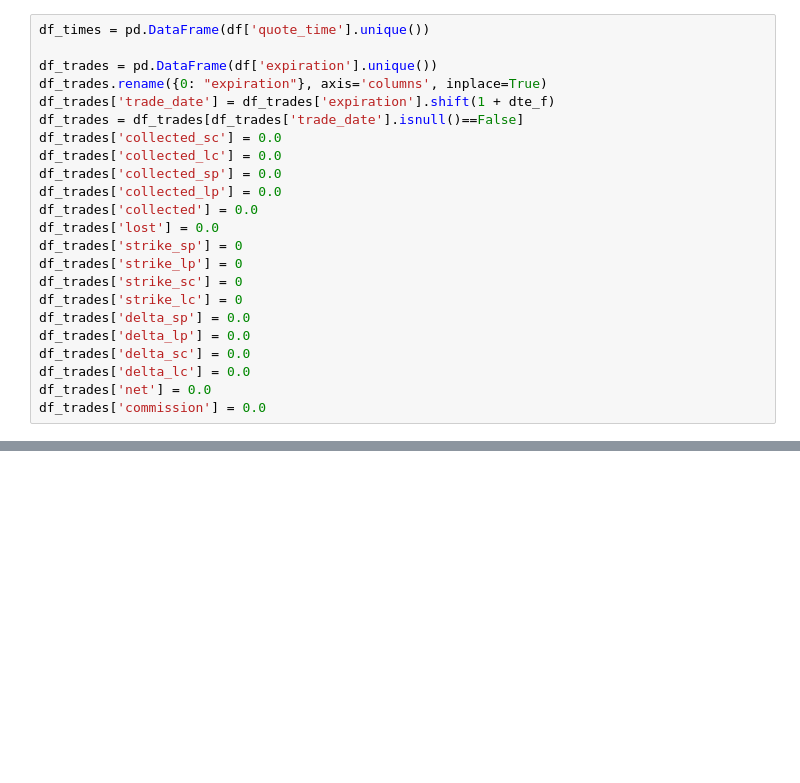
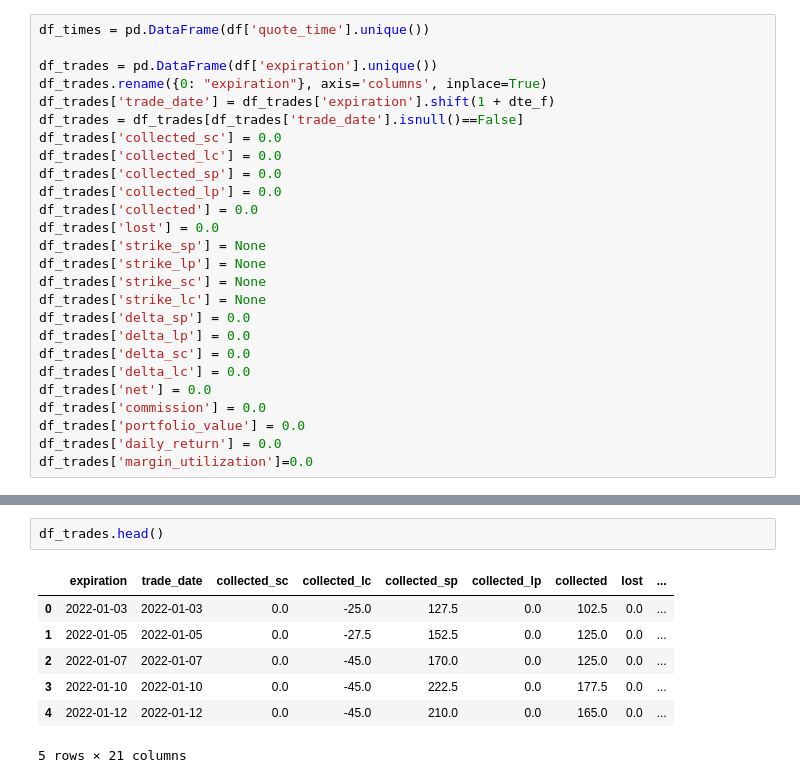
Before and after one commit to jcurtiswebb/SPXoptions-put-backtesting, a Jupyter notebook: spx-option-spread-backtester.ipynb, the cells around one changed output, grey strips where cells are left out. Saved outputs shown, nothing was run; the diff lists cells and outputs as text; blank space fills up the shorter version.

```diff
--- a/spx-option-spread-backtester.ipynb
+++ b/spx-option-spread-backtester.ipynb
@@ -96,16 +117,19 @@ df_trades['collected_sp'] = 0.0
 df_trades['collected_lp'] = 0.0
 df_trades['collected'] = 0.0
 df_trades['lost'] = 0.0
-df_trades['strike_sp'] = 0
-df_trades['strike_lp'] = 0
-df_trades['strike_sc'] = 0
-df_trades['strike_lc'] = 0
+df_trades['strike_sp'] = None
+df_trades['strike_lp'] = None
+df_trades['strike_sc'] = None
+df_trades['strike_lc'] = None
 df_trades['delta_sp'] = 0.0
 df_trades['delta_lp'] = 0.0
 df_trades['delta_sc'] = 0.0
 df_trades['delta_lc'] = 0.0
 df_trades['net'] = 0.0
 df_trades['commission'] = 0.0
+df_trades['portfolio_value'] = 0.0
+df_trades['daily_return'] = 0.0
+df_trades['margin_utilization']=0.0
 # %%
 trade_count = 0
 
@@ -156,4 +182,14 @@ df_trades['collected'] = df_trades['collected_sc'] + -1*df_trades['collected_lc'
 df_trades['commission'] = trade_count * commission
+# %%
+df_trades.head()
+# %% [output]
+|  | expiration | trade_date | collected_sc | collected_lc | collected_sp | collected_lp | collected | lost | ... |
+| 0 | 2022-01-03 | 2022-01-03 | 0.0 | -25.0 | 127.5 | 0.0 | 102.5 | 0.0 | ... |
+| 1 | 2022-01-05 | 2022-01-05 | 0.0 | -27.5 | 152.5 | 0.0 | 125.0 | 0.0 | ... |
+| 2 | 2022-01-07 | 2022-01-07 | 0.0 | -45.0 | 170.0 | 0.0 | 125.0 | 0.0 | ... |
+| 3 | 2022-01-10 | 2022-01-10 | 0.0 | -45.0 | 222.5 | 0.0 | 177.5 | 0.0 | ... |
+| 4 | 2022-01-12 | 2022-01-12 | 0.0 | -45.0 | 210.0 | 0.0 | 165.0 | 0.0 | ... |
+5 rows × 21 columns
 # %%
 for index, trow in df_times.iterrows():
     min_i = int(trow[0][3:5])
```
Also changed, not shown: parts of 10 cells of this notebook.
